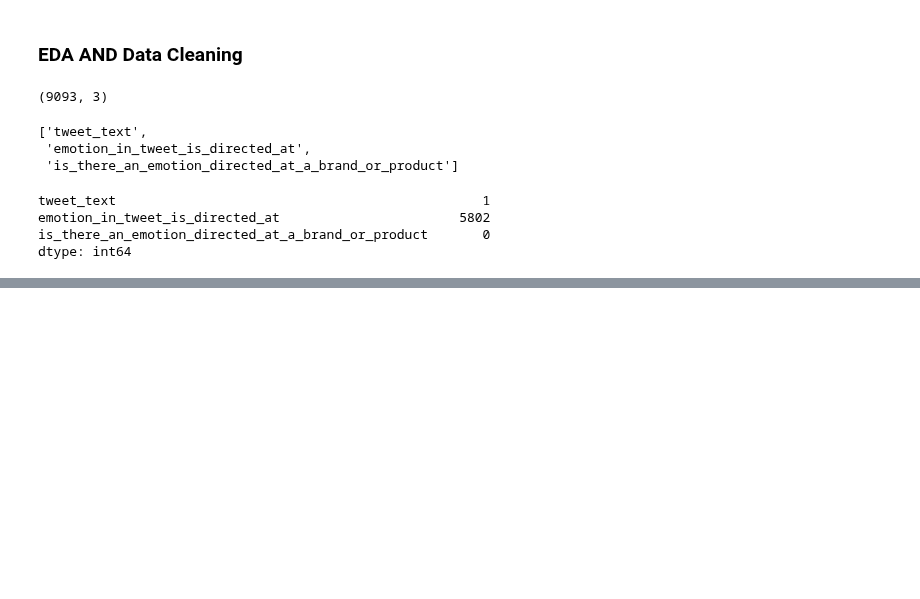
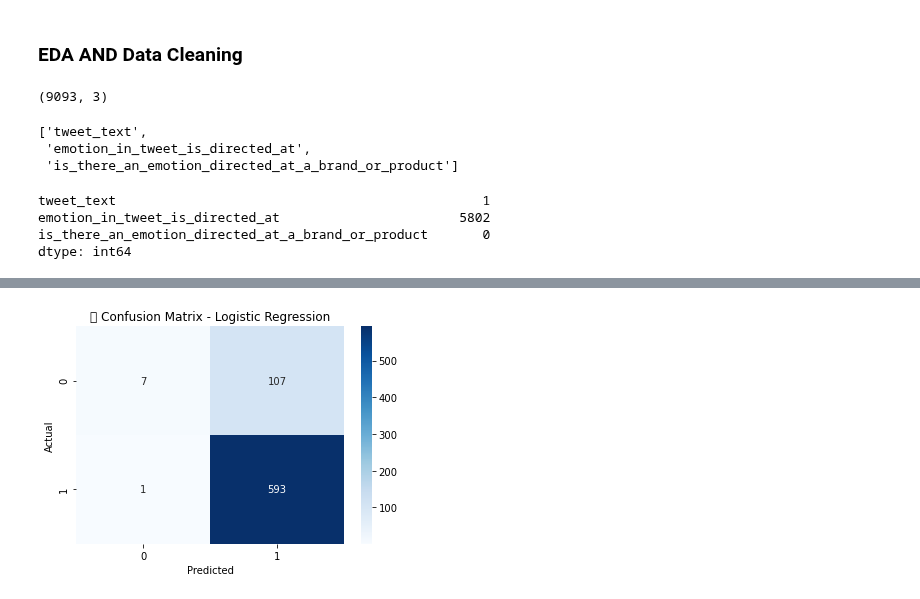
Before and after one commit to mwakad/NLP-models-for-twitter-sentiment-analysis--google-and-apple-products-, a Jupyter notebook: notebooks/abdirahman.ipynb, the cells around one changed output, grey strips where cells are left out. Drawn from its saved outputs; the diff is of its cells as text; code cells hidden in the pictures; blank space fills up the shorter version.

```diff
--- a/notebooks/abdirahman.ipynb
+++ b/notebooks/abdirahman.ipynb
@@ -49,3 +45,0 @@ df = df.dropna(subset=['tweet_text'])
-# %%
-# Filtering only Positive and Negative emotions
-df= df[df['is_there_an_emotion_directed_at_a_brand_or_product'].isin(['Positive emotion','Negative emotion'])]
@@ -509,0 +140,5 @@ weighted avg       0.89      0.88      0.85       710
+# %%
+cleaner = DataCleaner(df)
+cleaner.remove_duplicates()
+cleaner.clean_text()
+cleaned_df = cleaner.get_cleaned_data()
@@ -509,0 +195,13 @@ weighted avg       0.89      0.88      0.85       710
+# %%
+from sklearn.feature_extraction.text import TfidfVectorizer
+
+# Initialize TF-IDF Vectorizer
+tfidf = TfidfVectorizer(max_features=5000, ngram_range=(1, 2))
+
+# Fit and transform on training data, transform on test data
+X_train_tfidf = tfidf.fit_transform(X_train)
+X_test_tfidf = tfidf.transform(X_test)
+
+# Display shapes
+print("X_train TF-IDF shape:", X_train_tfidf.shape)
+print("X_test TF-IDF shape:", X_test_tfidf.shape)
@@ -509,0 +213,13 @@ weighted avg       0.89      0.88      0.85       710
+# %%
+from sklearn.linear_model import LogisticRegression
+from sklearn.metrics import classification_report, confusion_matrix
+# Initialize logistic regression model
+lr_model = LogisticRegression(max_iter=1000, random_state=42)
+
+# Fit the model on the training TF-IDF data
+lr_model.fit(X_train_tfidf, y_train)
+# Predict on test set
+y_pred_lr = lr_model.predict(X_test_tfidf)
+# Print classification report
+print(" Logistic Regression Classification Report:\n")
+print(classification_report(y_test, y_pred_lr))
@@ -509,0 +237,13 @@ weighted avg       0.89      0.88      0.85       710
+# %%
+# Compute confusion matrix
+cm = confusion_matrix(y_test, y_pred_lr)
+
+# Plot it with seaborn
+plt.figure(figsize=(6,4))
+sns.heatmap(cm, annot=True, fmt='d', cmap='Blues', xticklabels=lr_model.classes_, yticklabels=lr_model.classes_)
+plt.xlabel("Predicted")
+plt.ylabel("Actual")
+plt.title("🔁 Confusion Matrix - Logistic Regression")
+plt.show()
+# %% [output]
+[figure, added]
```
Also changed, not shown: parts of 53 cells of this notebook.
